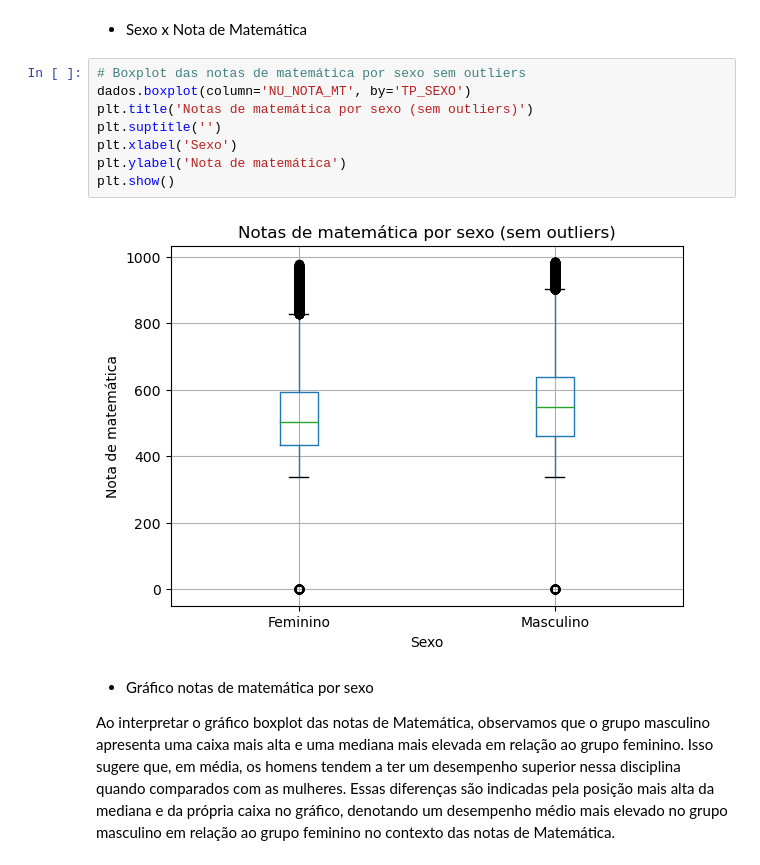
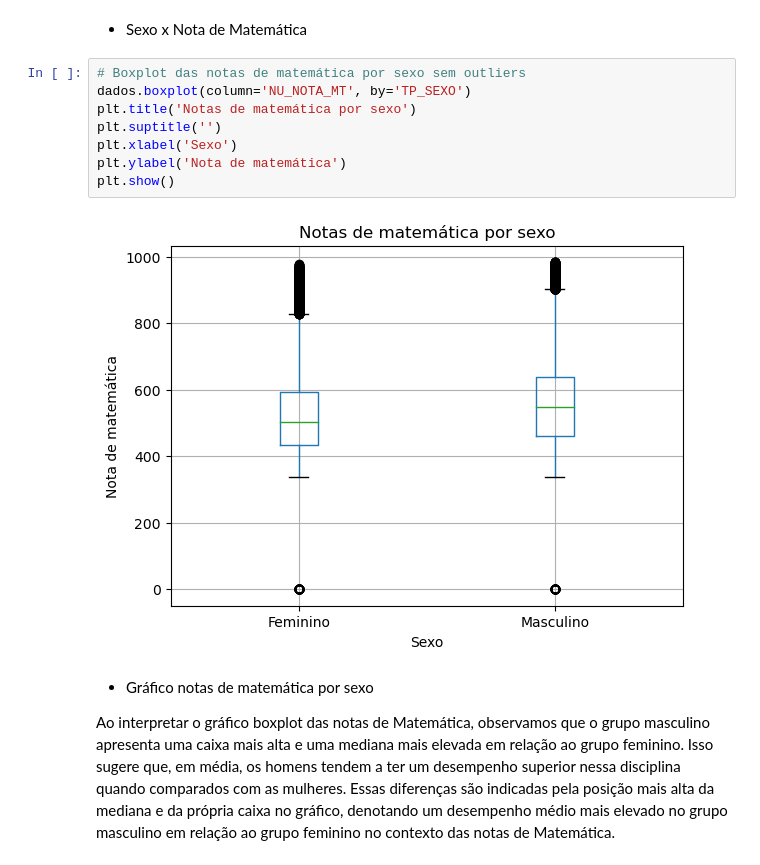
Before and after one commit to MateusMarinheiro18/Projeto-2-Ciencia-dos-Dados, a Jupyter notebook: principal.ipynb, the cells around one changed output. Drawn from its saved outputs; the diff is of its cells as text.

```diff
--- a/principal.ipynb
+++ b/principal.ipynb
@@ -212,13 +212,13 @@ O gráfico boxplot mostra as notas de matemática em diferentes faixas etárias.
 # %%
 # Boxplot das notas de matemática por sexo sem outliers
 dados.boxplot(column='NU_NOTA_MT', by='TP_SEXO')
-plt.title('Notas de matemática por sexo (sem outliers)')
+plt.title('Notas de matemática por sexo')
 plt.suptitle('')
 plt.xlabel('Sexo')
 plt.ylabel('Nota de matemática')
 plt.show()
 # %% [output]
-[figure, old version]
+[figure, new version]
 # %% [markdown]
 - Gráfico notas de matemática por sexo
 
```
Also changed, not shown: parts of 28 cells of this notebook.
